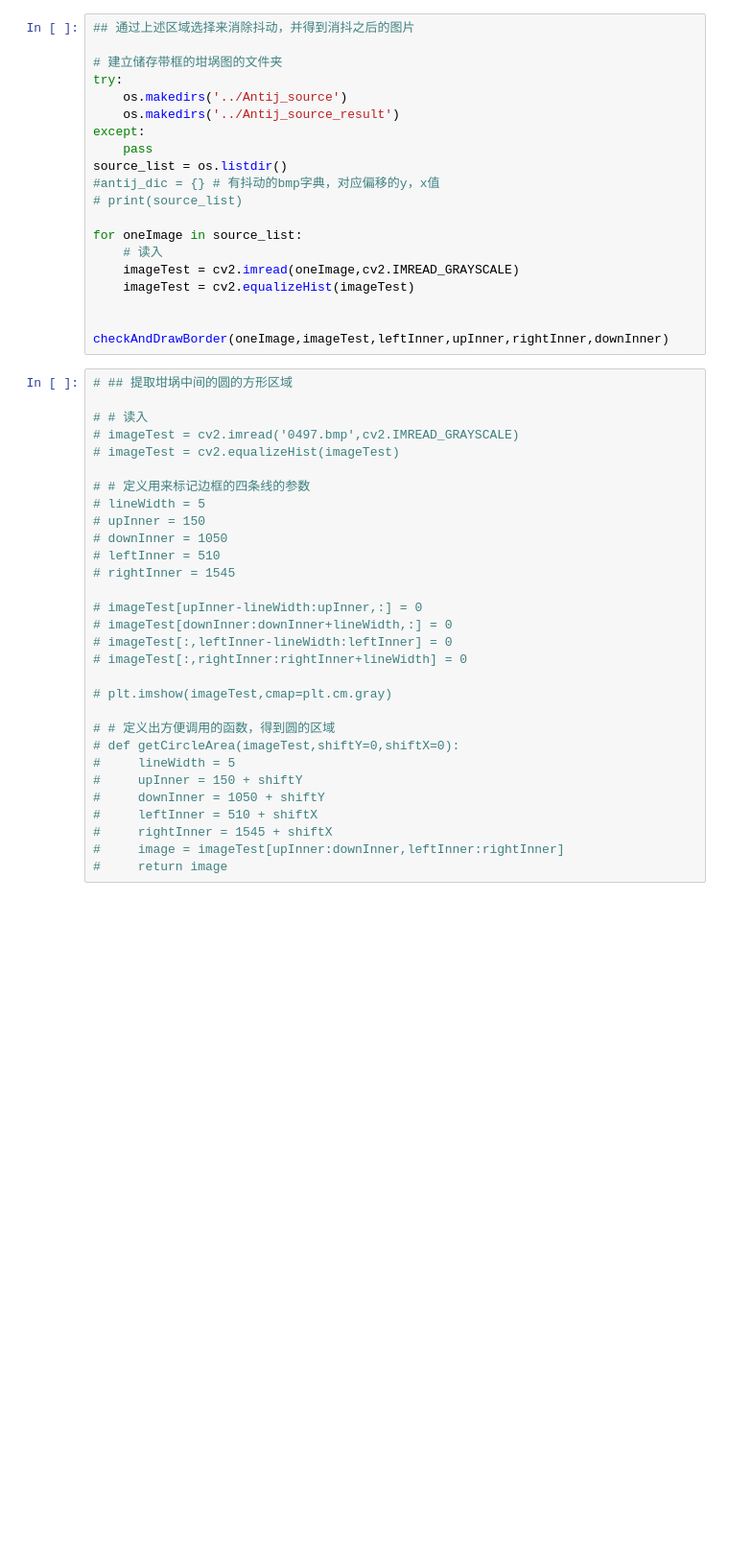
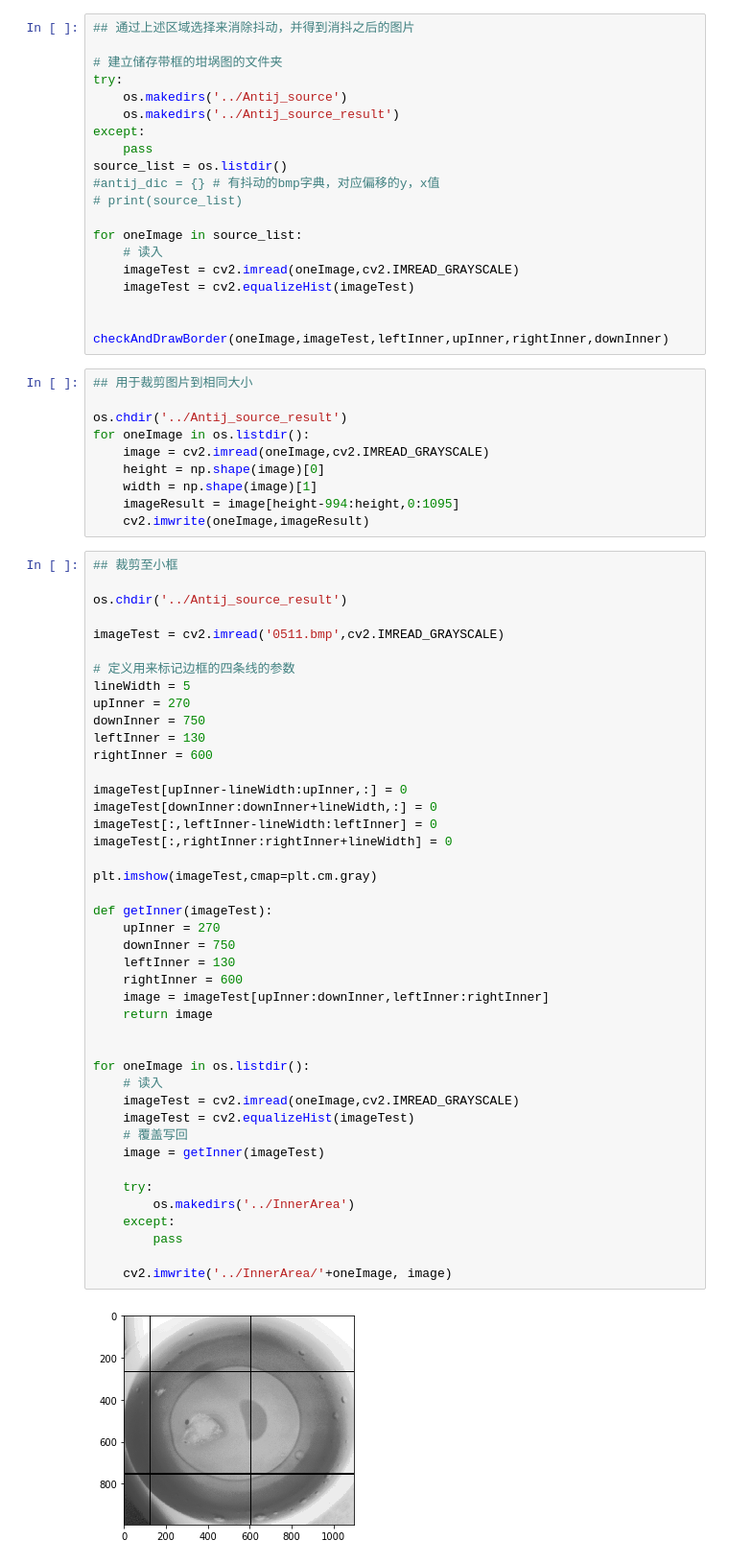
Before and after one commit to Kfor/APMCM, a Jupyter notebook: preprocess.ipynb, the cells around one changed output. Shown at 96% size. Cells and saved outputs as stored; diff of their text form; blank space fills up the shorter version.

```diff
--- a/preprocess.ipynb
+++ b/preprocess.ipynb
@@ -109,33 +109,58 @@ for oneImage in source_list:
     imageTest = cv2.equalizeHist(imageTest)
 
     checkAndDrawBorder(oneImage,imageTest,leftInner,upInner,rightInner,downInner)
+# %%
+## 用于裁剪图片到相同大小
+
+os.chdir('../Antij_source_result')
+for oneImage in os.listdir():
+    image = cv2.imread(oneImage,cv2.IMREAD_GRAYSCALE)
+    height = np.shape(image)[0]
+    width = np.shape(image)[1]
+    imageResult = image[height-994:height,0:1095]
+    cv2.imwrite(oneImage,imageResult)
 # %%
-# ## 提取坩埚中间的圆的方形区域
+## 裁剪至小框
 
-# # 读入
-# imageTest = cv2.imread('0497.bmp',cv2.IMREAD_GRAYSCALE)
-# imageTest = cv2.equalizeHist(imageTest)
+os.chdir('../Antij_source_result')
 
-# # 定义用来标记边框的四条线的参数
-# lineWidth = 5
-# upInner = 150
-# downInner = 1050
-# leftInner = 510
-# rightInner = 1545
+imageTest = cv2.imread('0511.bmp',cv2.IMREAD_GRAYSCALE)
 
-# imageTest[upInner-lineWidth:upInner,:] = 0
-# imageTest[downInner:downInner+lineWidth,:] = 0
-# imageTest[:,leftInner-lineWidth:leftInner] = 0
-# imageTest[:,rightInner:rightInner+lineWidth] = 0
+# 定义用来标记边框的四条线的参数
+lineWidth = 5
+upInner = 270
+downInner = 750
+leftInner = 130
+rightInner = 600
 
-# plt.imshow(imageTest,cmap=plt.cm.gray)
+imageTest[upInner-lineWidth:upInner,:] = 0
+imageTest[downInner:downInner+lineWidth,:] = 0
+imageTest[:,leftInner-lineWidth:leftInner] = 0
+imageTest[:,rightInner:rightInner+lineWidth] = 0
 
-# # 定义出方便调用的函数，得到圆的区域
-# def getCircleArea(imageTest,shiftY=0,shiftX=0):
-#     lineWidth = 5
-#     upInner = 150 + shiftY
-#     downInner = 1050 + shiftY
-#     leftInner = 510 + shiftX
-#     rightInner = 1545 + shiftX
-#     image = imageTest[upInner:downInner,leftInner:rightInner]
-#     return image
+plt.imshow(imageTest,cmap=plt.cm.gray)
+
+def getInner(imageTest):
+    upInner = 270
+    downInner = 750
+    leftInner = 130
+    rightInner = 600
+    image = imageTest[upInner:downInner,leftInner:rightInner]
+    return image
+
+
+for oneImage in os.listdir():
+    # 读入
+    imageTest = cv2.imread(oneImage,cv2.IMREAD_GRAYSCALE)
+    imageTest = cv2.equalizeHist(imageTest)
+    # 覆盖写回
+    image = getInner(imageTest)
+
+    try:
+        os.makedirs('../InnerArea')
+    except:
+        pass
+
+    cv2.imwrite('../InnerArea/'+oneImage, image)
+# %% [output]
+[figure, added]
```
Also changed, not shown: parts of 7 cells of this notebook, 9 other files.
